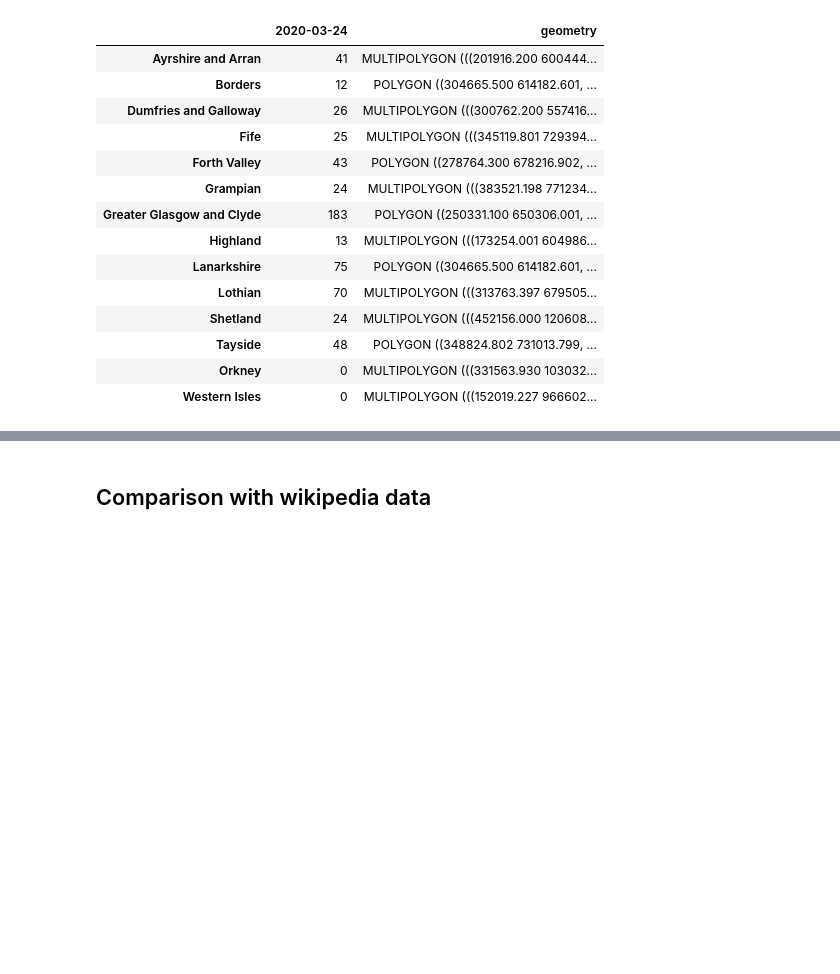
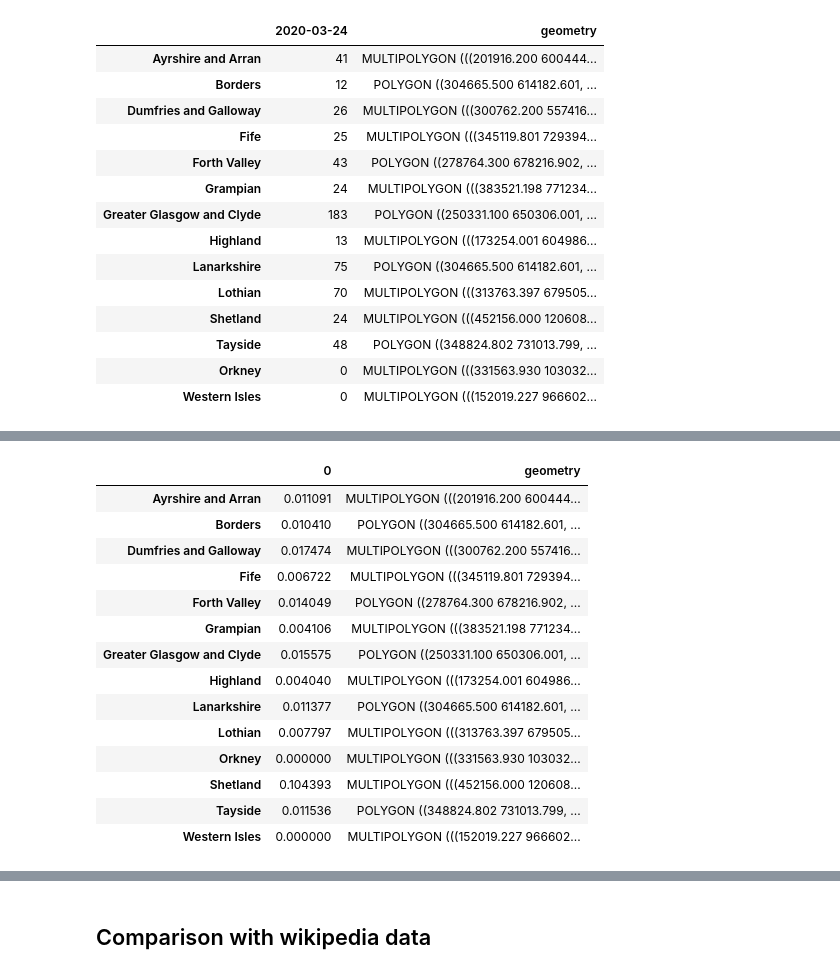
Before and after one commit to seumasmorrison/Scotland_COVID-19, a Jupyter notebook: Scotland_COVID-19.ipynb, the cells around one changed output, grey strips where cells are left out. Cells and saved outputs as stored; diff of their text form; code cells hidden in the pictures; blank space fills up the shorter version.

```diff
--- a/Scotland_COVID-19.ipynb
+++ b/Scotland_COVID-19.ipynb
@@ -522,0 +537,18 @@ health_board_geo_df
+# %%
+percentage_confirmed_cases_of_health_board_population_geo_df
+# %% [output]
+|  | 0 | geometry |
+| Ayrshire and Arran | 0.011091 | MULTIPOLYGON (((201916.200 600444... |
+| Borders | 0.010410 | POLYGON ((304665.500 614182.601, ... |
+| Dumfries and Galloway | 0.017474 | MULTIPOLYGON (((300762.200 557416... |
+| Fife | 0.006722 | MULTIPOLYGON (((345119.801 729394... |
+| Forth Valley | 0.014049 | POLYGON ((278764.300 678216.902, ... |
+| Grampian | 0.004106 | MULTIPOLYGON (((383521.198 771234... |
+| Greater Glasgow and Clyde | 0.015575 | POLYGON ((250331.100 650306.001, ... |
+| Highland | 0.004040 | MULTIPOLYGON (((173254.001 604986... |
+| Lanarkshire | 0.011377 | POLYGON ((304665.500 614182.601, ... |
+| Lothian | 0.007797 | MULTIPOLYGON (((313763.397 679505... |
+| Orkney | 0.000000 | MULTIPOLYGON (((331563.930 103032... |
+| Shetland | 0.104393 | MULTIPOLYGON (((452156.000 120608... |
+| Tayside | 0.011536 | POLYGON ((348824.802 731013.799, ... |
+| Western Isles | 0.000000 | MULTIPOLYGON (((152019.227 966602... |
```
Also changed, not shown: parts of 12 cells of this notebook, 3 other files.
